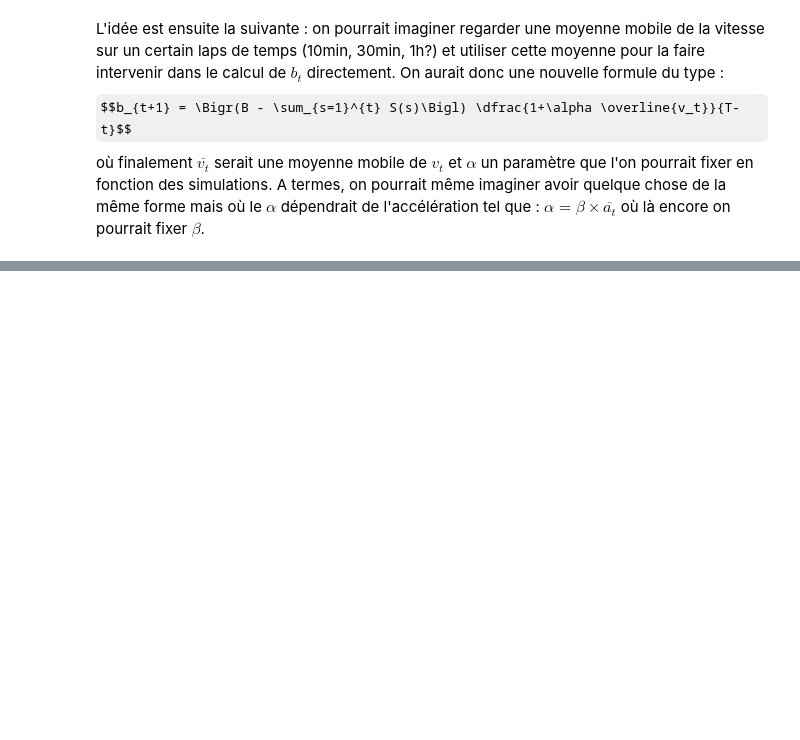
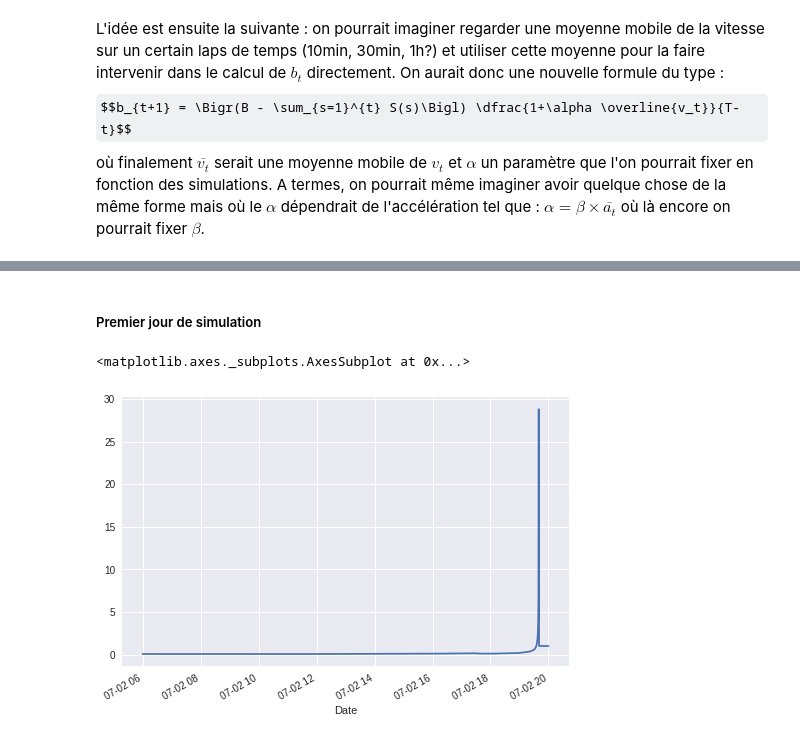
Before and after one commit to ThomasM-mecen/Displayce_internship, a Jupyter notebook: Pacing/Pacing_simulation_v5.ipynb, the cells around one changed output, grey strips where cells are left out. Cells and saved outputs as stored; diff of their text form; code cells hidden in the pictures; some formulas as TeX source; blank space fills up the shorter version.

```diff
--- a/Pacing/Pacing_simulation_v5.ipynb
+++ b/Pacing/Pacing_simulation_v5.ipynb
@@ -326,0 +375,7 @@ mean(test[-5:])
+# %% [markdown]
+##### Premier jour de simulation
+# %%
+jour_sans.bt.plot()
+# %% [output]
+<matplotlib.axes._subplots.AxesSubplot at 0x...>
+[figure, added]
```
Also changed, not shown: parts of 31 cells of this notebook, 2 other files.
